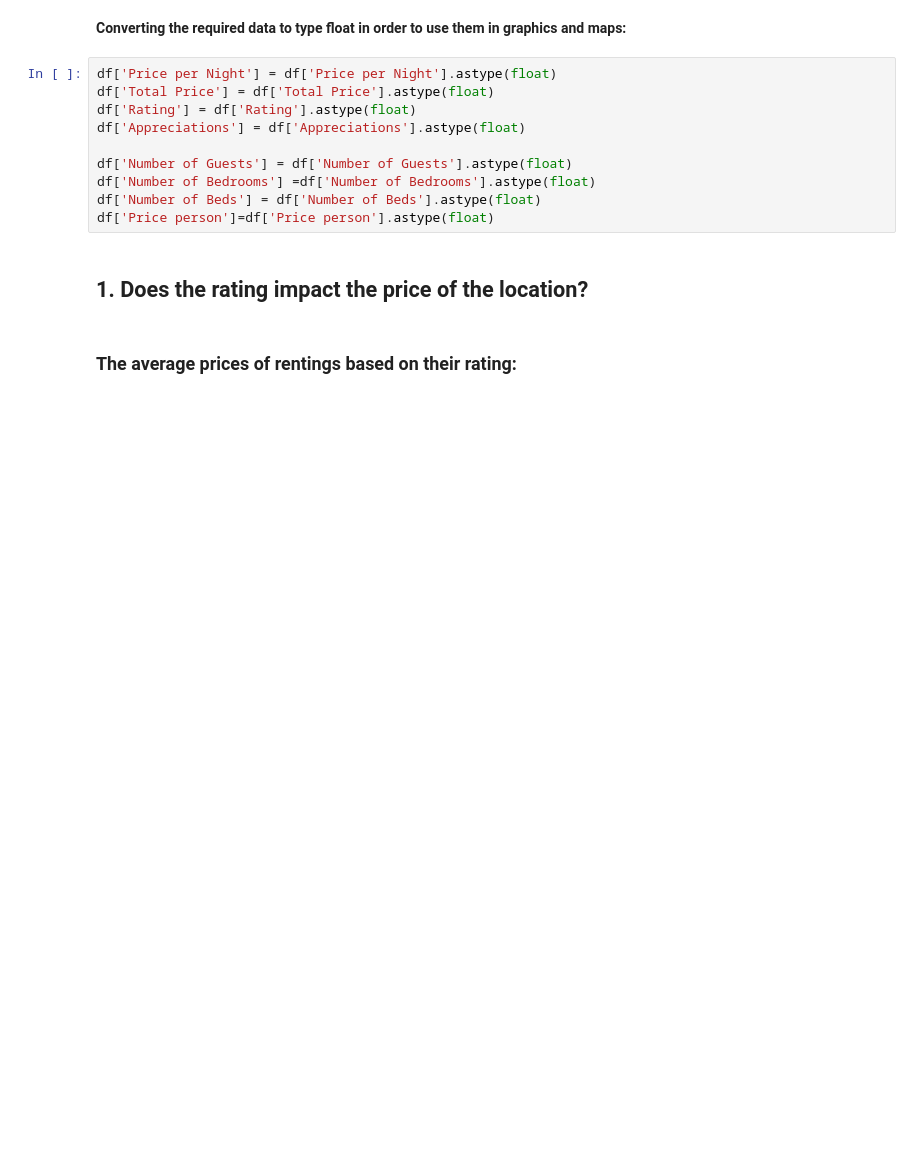
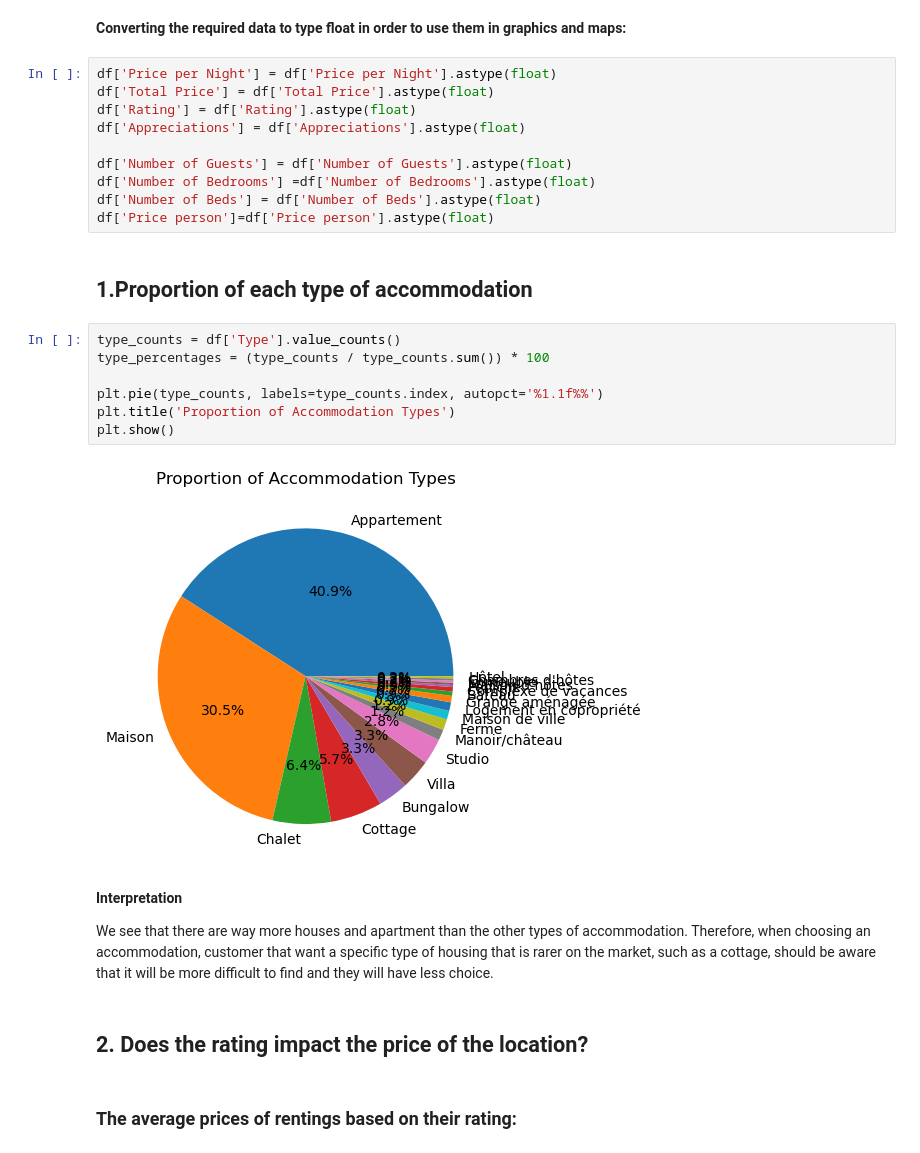
Before and after one commit to paulinecolle/Project-data, a Jupyter notebook: Visualisation.ipynb, the cells around one changed output. Cells and saved outputs as stored; diff of their text form; blank space fills up the shorter version.

```diff
--- a/Visualisation.ipynb
+++ b/Visualisation.ipynb
@@ -51,8 +45,23 @@ df['Number of Guests'] = df['Number of Guests'].astype(float)
 df['Number of Bedrooms'] =df['Number of Bedrooms'].astype(float)
 df['Number of Beds'] = df['Number of Beds'].astype(float)
 df['Price person']=df['Price person'].astype(float)
+# %% [markdown]
+## 1.Proportion of each type of accommodation
+# %%
+type_counts = df['Type'].value_counts()
+type_percentages = (type_counts / type_counts.sum()) * 100
+
+plt.pie(type_counts, labels=type_counts.index, autopct='%1.1f%%')
+plt.title('Proportion of Accommodation Types')
+plt.show()
+# %% [output]
+[figure, added]
+# %% [markdown]
+**Interpretation**
+
+We see that there are way more houses and apartment than the other types of accommodation. Therefore, when choosing an accommodation, customer that want a specific type of housing that is  rarer on the market, such as a cottage, should be aware that it will be more difficult to find and they will have less choice.
 # %% [markdown]
-## 1. Does the rating impact the price of the location?
+## 2. Does the rating impact the price of the location?
 # %% [markdown]
 ### The average prices of rentings based on their rating:
 # %%
```
Also changed, not shown: parts of 31 cells of this notebook.
